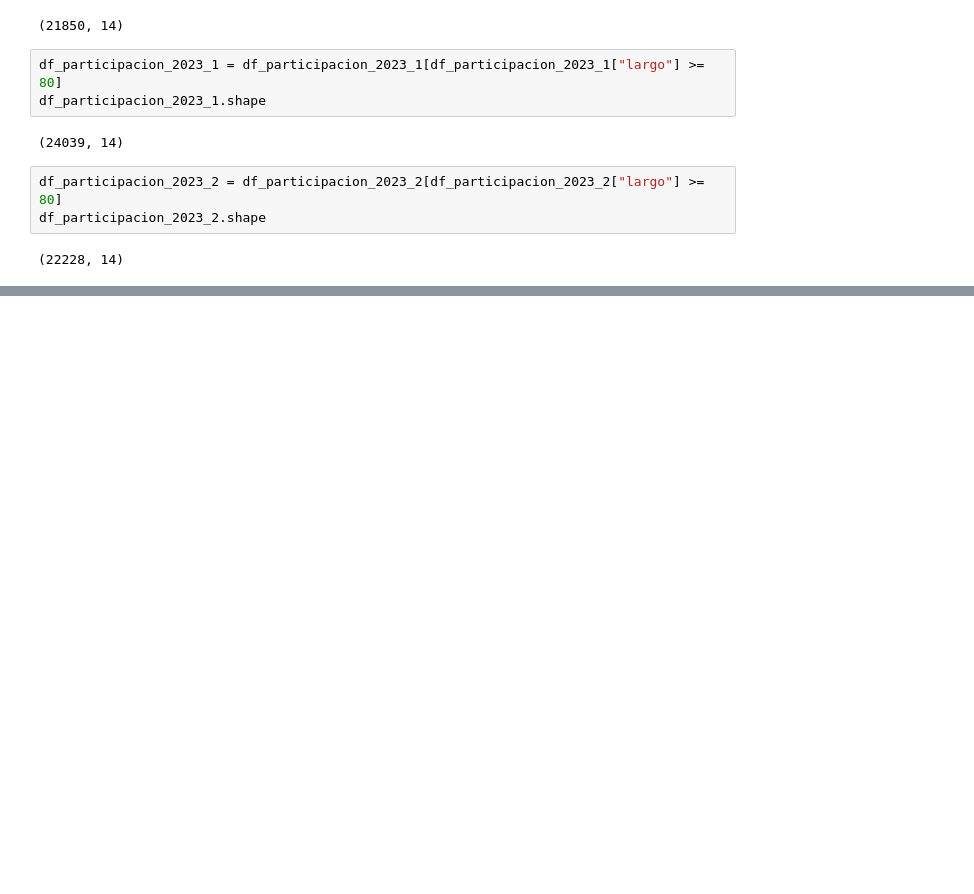
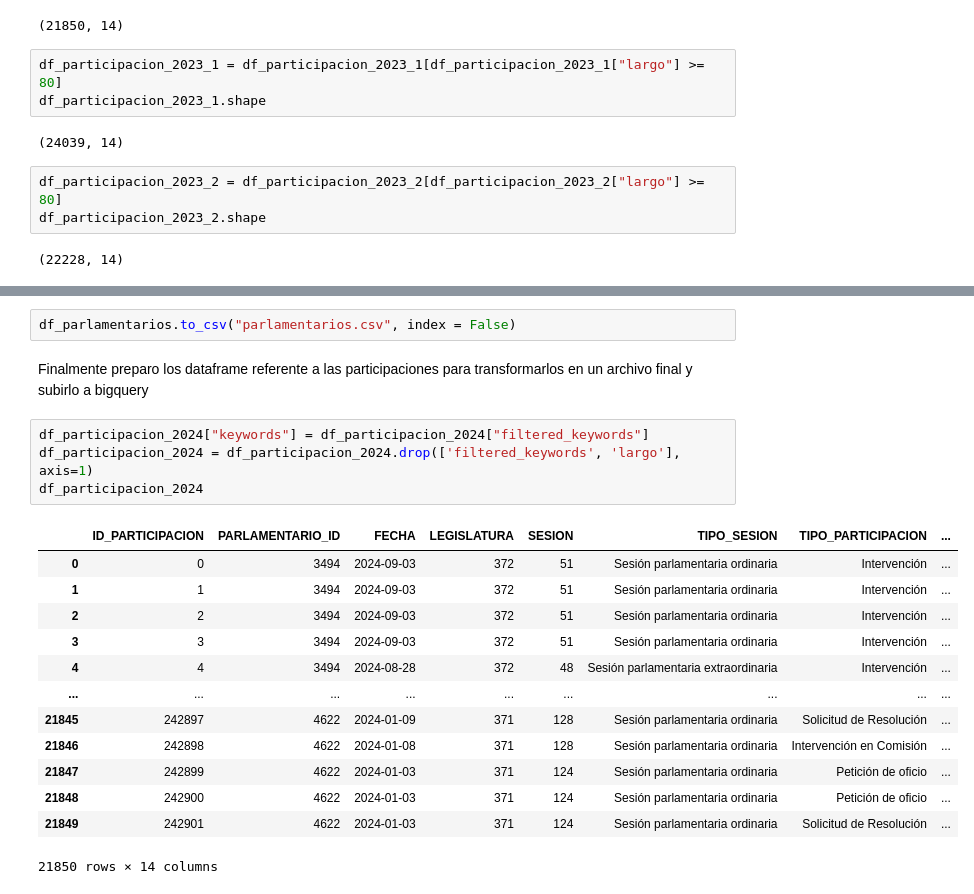
Before and after one commit to SVenegasA/tarea01_proc, a Jupyter notebook: limpieza_datos (1).ipynb, the cells around one changed output, grey strips where cells are left out. Cells and saved outputs as stored; diff of their text form; blank space fills up the shorter version.

```diff
--- a/limpieza_datos (1).ipynb
+++ b/limpieza_datos (1).ipynb
@@ -401,0 +479,22 @@ OSError: sentence-transformers/paraphrase-multilingual-MiniLM-L12-v2 does not ap
+# %%
+df_parlamentarios.to_csv("parlamentarios.csv", index = False)
+# %% [markdown]
+Finalmente preparo los dataframe referente a las participaciones para transformarlos en un archivo final y subirlo a bigquery
+# %%
+df_participacion_2024["keywords"] = df_participacion_2024["filtered_keywords"]
+df_participacion_2024 = df_participacion_2024.drop(['filtered_keywords', 'largo'], axis=1)
+df_participacion_2024
+# %% [output]
+|  | ID_PARTICIPACION | PARLAMENTARIO_ID | FECHA | LEGISLATURA | SESION | TIPO_SESION | TIPO_PARTICIPACION | ... |
+| 0 | 0 | 3494 | 2024-09-03 | 372 | 51 | Sesión parlamentaria ordinaria | Intervención | ... |
+| 1 | 1 | 3494 | 2024-09-03 | 372 | 51 | Sesión parlamentaria ordinaria | Intervención | ... |
+| 2 | 2 | 3494 | 2024-09-03 | 372 | 51 | Sesión parlamentaria ordinaria | Intervención | ... |
+| 3 | 3 | 3494 | 2024-09-03 | 372 | 51 | Sesión parlamentaria ordinaria | Intervención | ... |
+| 4 | 4 | 3494 | 2024-08-28 | 372 | 48 | Sesión parlamentaria extraordinaria | Intervención | ... |
+| ... | ... | ... | ... | ... | ... | ... | ... | ... |
+| 21845 | 242897 | 4622 | 2024-01-09 | 371 | 128 | Sesión parlamentaria ordinaria | Solicitud de Resolución | ... |
+| 21846 | 242898 | 4622 | 2024-01-08 | 371 | 128 | Sesión parlamentaria ordinaria | Intervención en Comisión | ... |
+| 21847 | 242899 | 4622 | 2024-01-03 | 371 | 124 | Sesión parlamentaria ordinaria | Petición de oficio | ... |
+| 21848 | 242900 | 4622 | 2024-01-03 | 371 | 124 | Sesión parlamentaria ordinaria | Petición de oficio | ... |
+| 21849 | 242901 | 4622 | 2024-01-03 | 371 | 124 | Sesión parlamentaria ordinaria | Solicitud de Resolución | ... |
+21850 rows × 14 columns
```
Also changed, not shown: parts of 21 cells of this notebook.
